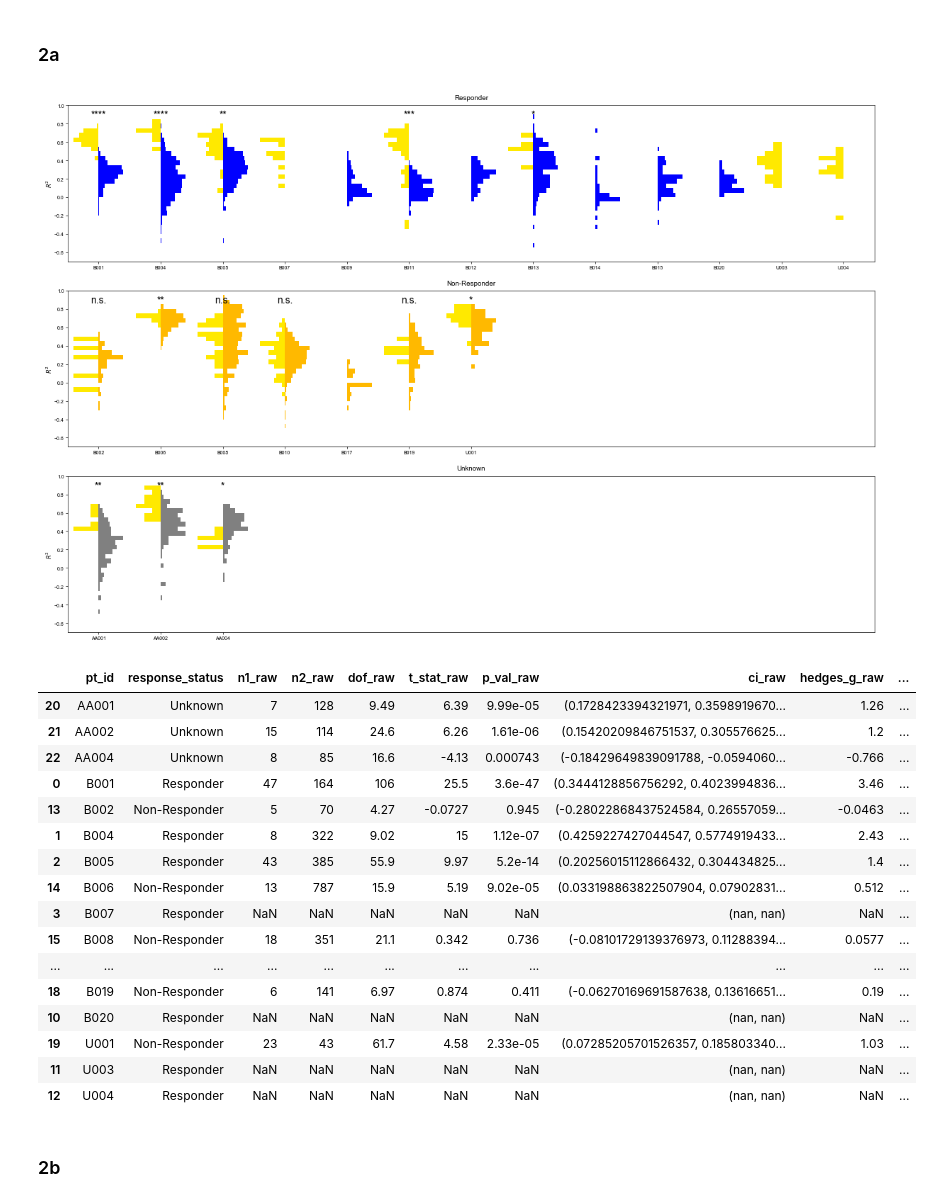
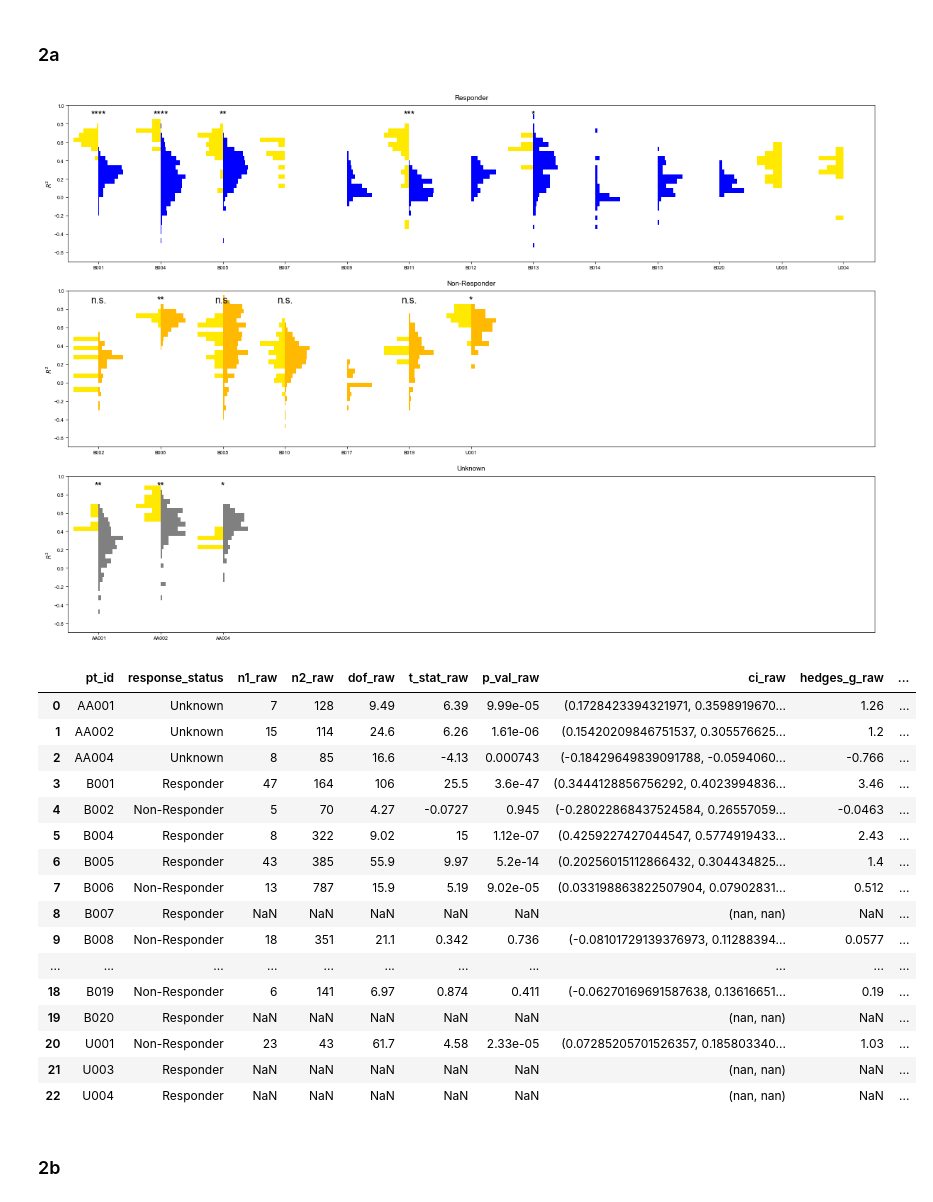
Before and after one commit to ProvenzaLab/PerceptPredictability, a Jupyter notebook: process_data.ipynb, the cells around one changed output. Saved outputs shown, nothing was run; the diff lists cells and outputs as text; code cells hidden in the pictures.

```diff
--- a/process_data.ipynb
+++ b/process_data.ipynb
@@ -280,20 +279,6 @@ df = df.merge(
 The panel illustrating lead locations was made with LeadDBS 3.0. See methods section of paper for additional details.
 # %% [markdown]
 ### 1b
-# %%
-# Add a new datetime type column with a fake DBS start date (in this case, Jan 1, 2030).
-# By using a fake date, we remain HIPAA-compliant while still being able to plot the data in a time series format.
-# If using real data, replace with actual timestamps of data.
-# Note that time_bin_time is in the patient's home time zone,
-# so the dummy_timestamp will also be in the same time zone.
-base = pd.Timestamp(2030, 1, 1)
-df['dummy_timestamp'] = (
-    base
-    + pd.to_timedelta(df['days_since_dbs'], unit='D')
-    + pd.to_timedelta(df['time_bin_time'].apply(lambda t: t.hour),   unit='h')
-    + pd.to_timedelta(df['time_bin_time'].apply(lambda t: t.minute), unit='m')
-    + pd.to_timedelta(df['time_bin_time'].apply(lambda t: t.second), unit='s')
-)
 # %%
 # Example left-hemisphere LFP time series plot for B011.
 pt_df = df.query('pt_id == "B011"')
@@ -624,50 +609,50 @@ for ax, response_status in zip(axs, ['Responder', 'Non-Responder', 'Unknown']):
             neff_stats = dict(_NAN_STATS)
             t_stat, p_val = np.nan, np.nan
 
         results_dict['pt_id'].append(pt_id)
         results_dict['response_status'].append(response_status)
         for corr, stat_dict in [('raw', raw_stats), ('neff', neff_stats)]:
             for m in ['n1', 'n2', 'dof', 't_stat', 'p_val', 'ci', 'hedges_g', 'hedges_g_ci']:
                 results_dict[f'{m}_{corr}'].append(stat_dict[m])
 
     ax.set(title=f'{response_status}',
            xticks=np.arange(plot_df['pt_id'].nunique()),
            xticklabels=sorted(plot_df['pt_id'].unique()),)
 
 for ax in axs:
     ax.set(
         xlim=(-0.5, max_num_pts - 0.5),
         ylim=(bin_start, bin_end),
         ylabel=r'$R^2$',
     )
 
 fig.tight_layout()
 plt.savefig('figures/2a.svg', bbox_inches='tight', pad_inches=0)
 plt.show()
 
 results_df = pd.DataFrame(results_dict)
-results_df.sort_values(by='pt_id', inplace=True)
+results_df.sort_values(by='pt_id', inplace=True, ignore_index=True)
 results_df.to_excel('tables/pt_stats.xlsx', index=False)
 results_df
 # %% [output]
 [figure]
 |  | pt_id | response_status | n1_raw | n2_raw | dof_raw | t_stat_raw | p_val_raw | ci_raw | hedges_g_raw | ... |
-| 20 | AA001 | Unknown | 7 | 128 | 9.49 | 6.39 | 9.99e-05 | (0.1728423394321971, 0.3598919670... | 1.26 | ... |
-| 21 | AA002 | Unknown | 15 | 114 | 24.6 | 6.26 | 1.61e-06 | (0.15420209846751537, 0.305576625... | 1.2 | ... |
-| 22 | AA004 | Unknown | 8 | 85 | 16.6 | -4.13 | 0.000743 | (-0.18429649839091788, -0.0594060... | -0.766 | ... |
-| 0 | B001 | Responder | 47 | 164 | 106 | 25.5 | 3.6e-47 | (0.3444128856756292, 0.4023994836... | 3.46 | ... |
-| 13 | B002 | Non-Responder | 5 | 70 | 4.27 | -0.0727 | 0.945 | (-0.28022868437524584, 0.26557059... | -0.0463 | ... |
-| 1 | B004 | Responder | 8 | 322 | 9.02 | 15 | 1.12e-07 | (0.4259227427044547, 0.5774919433... | 2.43 | ... |
-| 2 | B005 | Responder | 43 | 385 | 55.9 | 9.97 | 5.2e-14 | (0.20256015112866432, 0.304434825... | 1.4 | ... |
-| 14 | B006 | Non-Responder | 13 | 787 | 15.9 | 5.19 | 9.02e-05 | (0.033198863822507904, 0.07902831... | 0.512 | ... |
-| 3 | B007 | Responder | NaN | NaN | NaN | NaN | NaN | (nan, nan) | NaN | ... |
-| 15 | B008 | Non-Responder | 18 | 351 | 21.1 | 0.342 | 0.736 | (-0.08101729139376973, 0.11288394... | 0.0577 | ... |
+| 0 | AA001 | Unknown | 7 | 128 | 9.49 | 6.39 | 9.99e-05 | (0.1728423394321971, 0.3598919670... | 1.26 | ... |
+| 1 | AA002 | Unknown | 15 | 114 | 24.6 | 6.26 | 1.61e-06 | (0.15420209846751537, 0.305576625... | 1.2 | ... |
+| 2 | AA004 | Unknown | 8 | 85 | 16.6 | -4.13 | 0.000743 | (-0.18429649839091788, -0.0594060... | -0.766 | ... |
+| 3 | B001 | Responder | 47 | 164 | 106 | 25.5 | 3.6e-47 | (0.3444128856756292, 0.4023994836... | 3.46 | ... |
+| 4 | B002 | Non-Responder | 5 | 70 | 4.27 | -0.0727 | 0.945 | (-0.28022868437524584, 0.26557059... | -0.0463 | ... |
+| 5 | B004 | Responder | 8 | 322 | 9.02 | 15 | 1.12e-07 | (0.4259227427044547, 0.5774919433... | 2.43 | ... |
+| 6 | B005 | Responder | 43 | 385 | 55.9 | 9.97 | 5.2e-14 | (0.20256015112866432, 0.304434825... | 1.4 | ... |
+| 7 | B006 | Non-Responder | 13 | 787 | 15.9 | 5.19 | 9.02e-05 | (0.033198863822507904, 0.07902831... | 0.512 | ... |
+| 8 | B007 | Responder | NaN | NaN | NaN | NaN | NaN | (nan, nan) | NaN | ... |
+| 9 | B008 | Non-Responder | 18 | 351 | 21.1 | 0.342 | 0.736 | (-0.08101729139376973, 0.11288394... | 0.0577 | ... |
 | ... | ... | ... | ... | ... | ... | ... | ... | ... | ... | ... |
 | 18 | B019 | Non-Responder | 6 | 141 | 6.97 | 0.874 | 0.411 | (-0.06270169691587638, 0.13616651... | 0.19 | ... |
-| 10 | B020 | Responder | NaN | NaN | NaN | NaN | NaN | (nan, nan) | NaN | ... |
-| 19 | U001 | Non-Responder | 23 | 43 | 61.7 | 4.58 | 2.33e-05 | (0.07285205701526357, 0.185803340... | 1.03 | ... |
-| 11 | U003 | Responder | NaN | NaN | NaN | NaN | NaN | (nan, nan) | NaN | ... |
-| 12 | U004 | Responder | NaN | NaN | NaN | NaN | NaN | (nan, nan) | NaN | ... |
+| 19 | B020 | Responder | NaN | NaN | NaN | NaN | NaN | (nan, nan) | NaN | ... |
+| 20 | U001 | Non-Responder | 23 | 43 | 61.7 | 4.58 | 2.33e-05 | (0.07285205701526357, 0.185803340... | 1.03 | ... |
+| 21 | U003 | Responder | NaN | NaN | NaN | NaN | NaN | (nan, nan) | NaN | ... |
+| 22 | U004 | Responder | NaN | NaN | NaN | NaN | NaN | (nan, nan) | NaN | ... |
 # %% [markdown]
 ### 2b
 # %%
```
Also changed, not shown: parts of 3 cells of this notebook.
